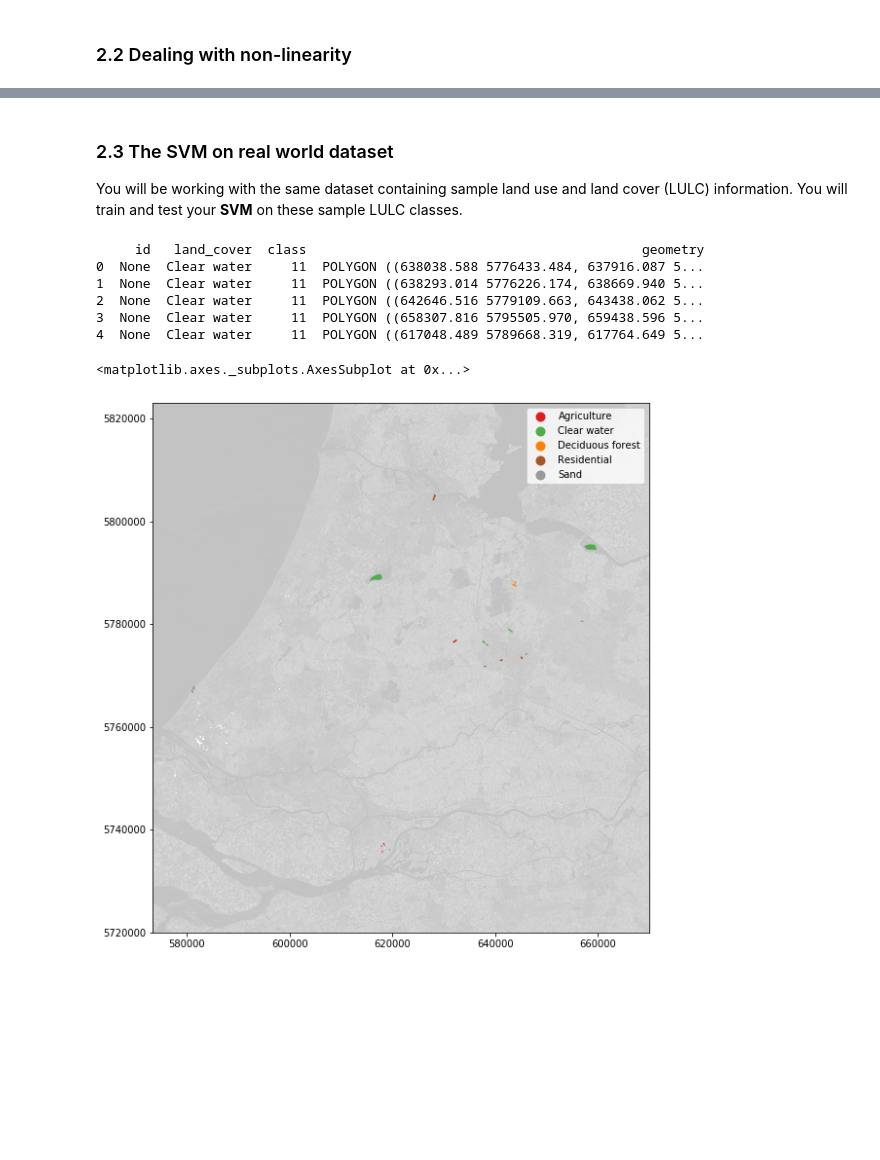
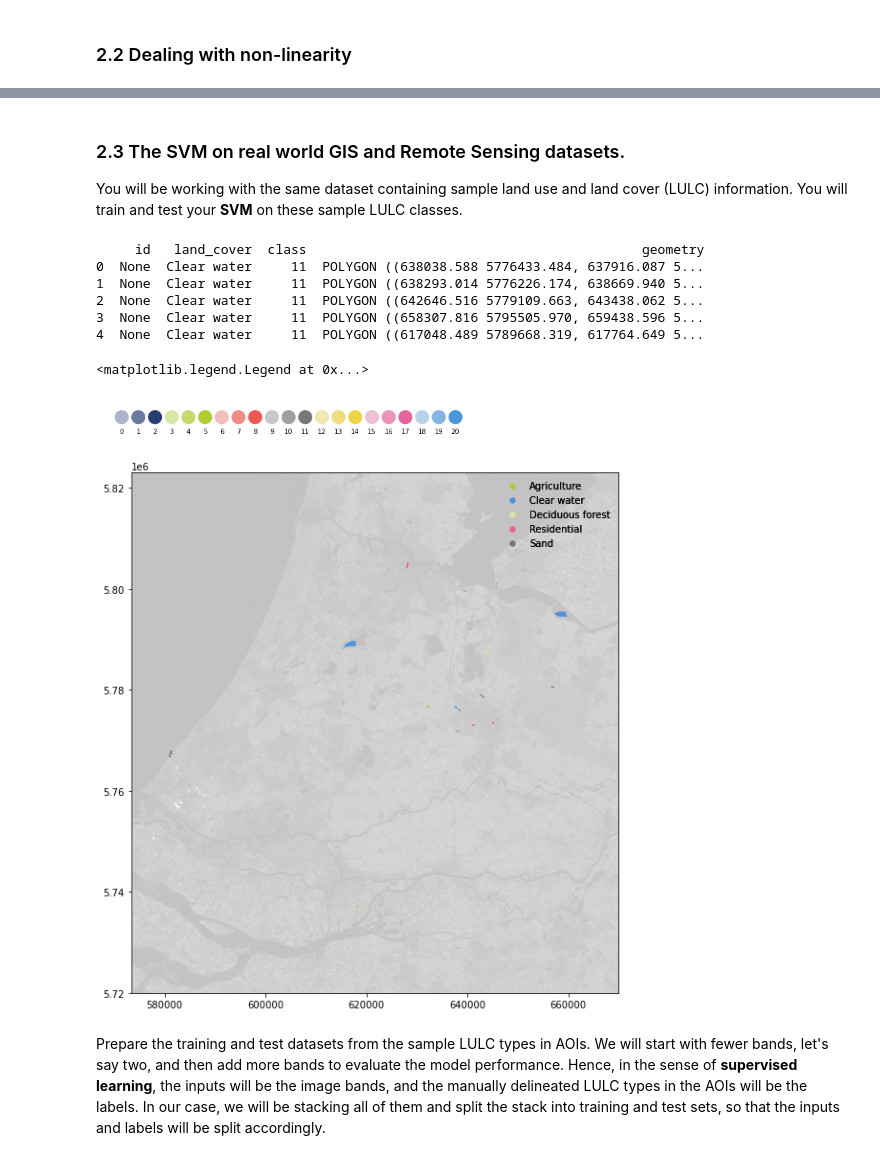
Before and after one commit to jonwangio/uu_ml, a Jupyter notebook: CLA_2_SVM_nonlinear.ipynb, the cells around one changed output, grey strips where cells are left out. Cells and saved outputs as stored; diff of their text form; code cells hidden in the pictures; blank space fills up the shorter version.

```diff
--- a/CLA_2_SVM_nonlinear.ipynb
+++ b/CLA_2_SVM_nonlinear.ipynb
@@ -272,5 +272,5 @@ Linear SVM weights:  [[-0.93492082 -0.3828747 ]]
 # %% [markdown]
-### 2.3 The SVM on real world dataset
+### 2.3 The SVM on real world GIS and Remote Sensing datasets.
 
 You will be working with the same dataset containing sample land use and land cover (LULC) information. You will train and test your **SVM** on these sample LULC classes.
 # %%
@@ -280,24 +280,18 @@ You will be working with the same dataset containing sample land use and land co
 # Same real world dataset as you have already encountered in the previous sessions.
 import matplotlib.pyplot as plt
 import numpy as np
+import seaborn as sns
 % pip install geopandas
 import geopandas as gpd
 % pip install rasterio
 import rasterio
 from rasterio.plot import show
-from sklearn import cluster
+from sklearn.svm import SVC
 
 # The data contains sample LULC areas around dutch provinces North Holland and Utrecht.
 aoi = gpd.read_file('uu_ml/data/aoi_NL_5_classes.shp')
+
 print (aoi.head())
-
-# Below is a visualization of the sample LULC areas superimposed on a satellite image of part of the Netherlands
-file_location = 'uu_ml/data/b5_2015.TIF'
-b5_2020 = rasterio.open(file_location, nodata=0)
-
-fig,ax = plt.subplots(1,1, figsize=(10,10))
-show(b5_2020, ax=ax, cmap='gray', alpha=0.25)
-aoi.plot(column='land_cover', legend=True, ax=ax, cmap='Set1')
 # %% [output]
      id   land_cover  class                                           geometry
 0  None  Clear water     11  POLYGON ((638038.588 5776433.484, 637916.087 5...
@@ -305,5 +299,51 @@ aoi.plot(column='land_cover', legend=True, ax=ax, cmap='Set1')
 2  None  Clear water     11  POLYGON ((642646.516 5779109.663, 643438.062 5...
 3  None  Clear water     11  POLYGON ((658307.816 5795505.970, 659438.596 5...
 4  None  Clear water     11  POLYGON ((617048.489 5789668.319, 617764.649 5...
-<matplotlib.axes._subplots.AxesSubplot at 0x...>
-[figure, removed]
+# %%
+# Below is a visualization of the sample LULC areas superimposed on a satellite image of part of the Netherlands
+file_location = 'uu_ml/data/b5_2015.TIF'
+b5_2020 = rasterio.open(file_location, nodata=0)
+
+# We also prepare the color codes for visualization
+colors = [(257, 71, 27), (98, 93, 78), (14, 79, 58), (26, 0, 50), (75, 90, 85), (347, 72, 60), (246, 79, 60)]
+cols = []
+for col in colors:
+    pal = sns.light_palette(col, input="husl", n_colors=4)
+    for rgb in pal[1:]:
+        cols.append(rgb)
+
+# A preview of color codes. Please delete the triple quotation marks to run the code.
+
+fig, ax = plt.subplots(figsize=(20, 5))
+for i, c in enumerate(cols):
+    ax.add_artist(plt.Circle((i, 0), 0.4, color=c))
+    plt.text(i, -1, i, horizontalalignment='center')
+    ax.set_axis_off()
+    ax.set_aspect(1)
+    ax.autoscale()
+    plt.xlim(-1.25,43.25)
+    plt.ylim(-1,1)
+
+
+# Assign color codes to LULC types
+symbology = {'Agriculture': cols[5],
+             'Clear water': cols[20],
+             'Deciduous forest': cols[13],
+             'Residential': cols[17],
+             'Sand': cols[11]}
+
+# Visualize
+fig,ax = plt.subplots(1,1, figsize=(10,10))
+show(b5_2020, ax=ax, cmap='gray', alpha=0.25)
+aoi.plot(ax=ax, column='land_cover', legend=True, color=aoi['land_cover'].map(symbology))
+
+from matplotlib.lines import Line2D
+custom_points = [Line2D([0], [0], marker="o", linestyle="none", markersize=5, color=color) for color in symbology.values()]
+leg_points = ax.legend(custom_points, symbology.keys(), loc='upper right', frameon=False)
+ax.add_artist(leg_points)
+# %% [output]
+<matplotlib.legend.Legend at 0x...>
+[figure, added]
+[figure, added]
+# %% [markdown]
+Prepare the training and test datasets from the sample LULC types in AOIs. We will start with fewer bands, let's say two, and then add more bands to evaluate the model performance. Hence, in the sense of **supervised learning**, the inputs will be the image bands, and the manually delineated LULC types in the AOIs will be the labels. In our case, we will be stacking all of them and split the stack into training and test sets, so that the inputs and labels will be split accordingly.
```
Also changed, not shown: parts of 37 cells of this notebook.
